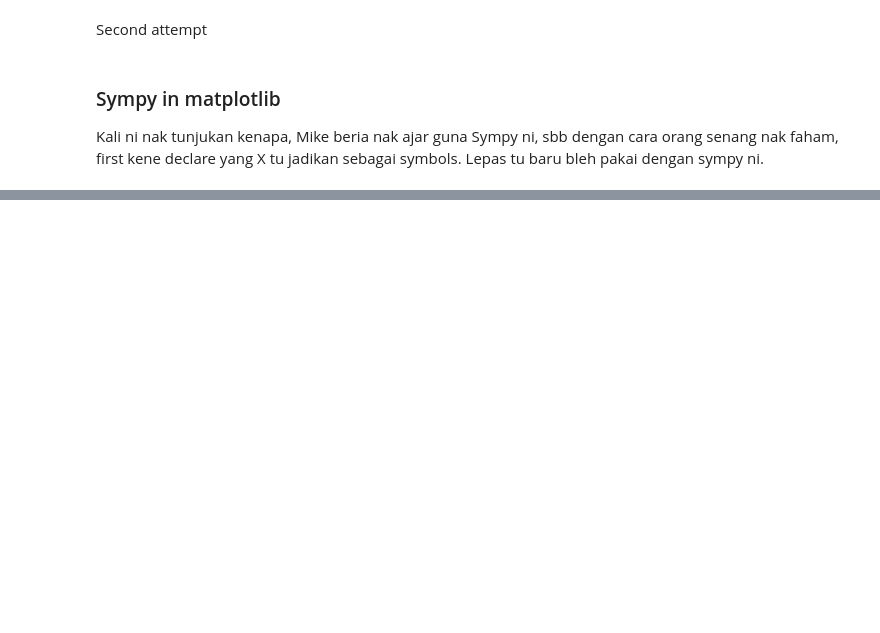
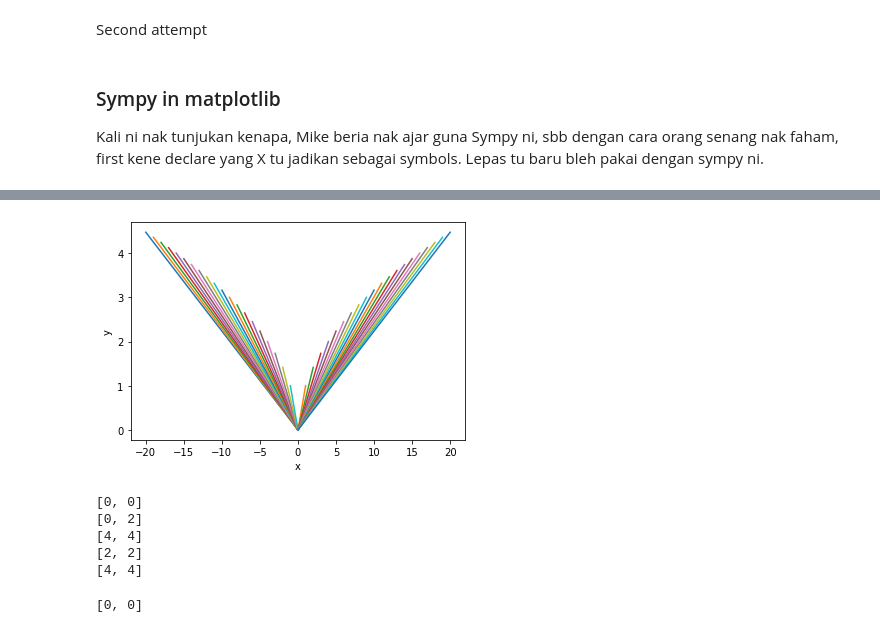
Before and after one commit to metalheadcode/mathematic, a Jupyter notebook: Section 5 Graphing & Visualization.ipynb, the cells around one changed output, grey strips where cells are left out. Cells and saved outputs as stored; diff of their text form; code cells hidden in the pictures; blank space fills up the shorter version.

```diff
--- a/Section 5 Graphing & Visualization.ipynb
+++ b/Section 5 Graphing & Visualization.ipynb
@@ -84,0 +127,32 @@ for i in range(-11,12):
+# %%
+import matplotlib.pyplot as plt
+import numpy as np
+
+for i in range(-20,21):
+    plt.plot([0,i],[0,np.sqrt(abs(i))])
+
+plt.xlabel('x')
+plt.ylabel('y')
+
+plt.show()
+# %% [output]
+[figure, added]
+# %%
+x = [[0,0],[0,2],[2,2],[0,0]]
+np.reshape(x,(3,2))
+
+print(x[0])
+for i in range(0,2):
+    print(x[i+1])
+    print([4,4])
+#     plt.plot(x[i+1],[4,4])
+# %% [output]
+[0, 0]
+[0, 2]
+[4, 4]
+[2, 2]
+[4, 4]
+# %%
+x[1]
+# %% [output]
+[0, 0]
```
Also changed, not shown: parts of 18 cells of this notebook, 1 other file.
